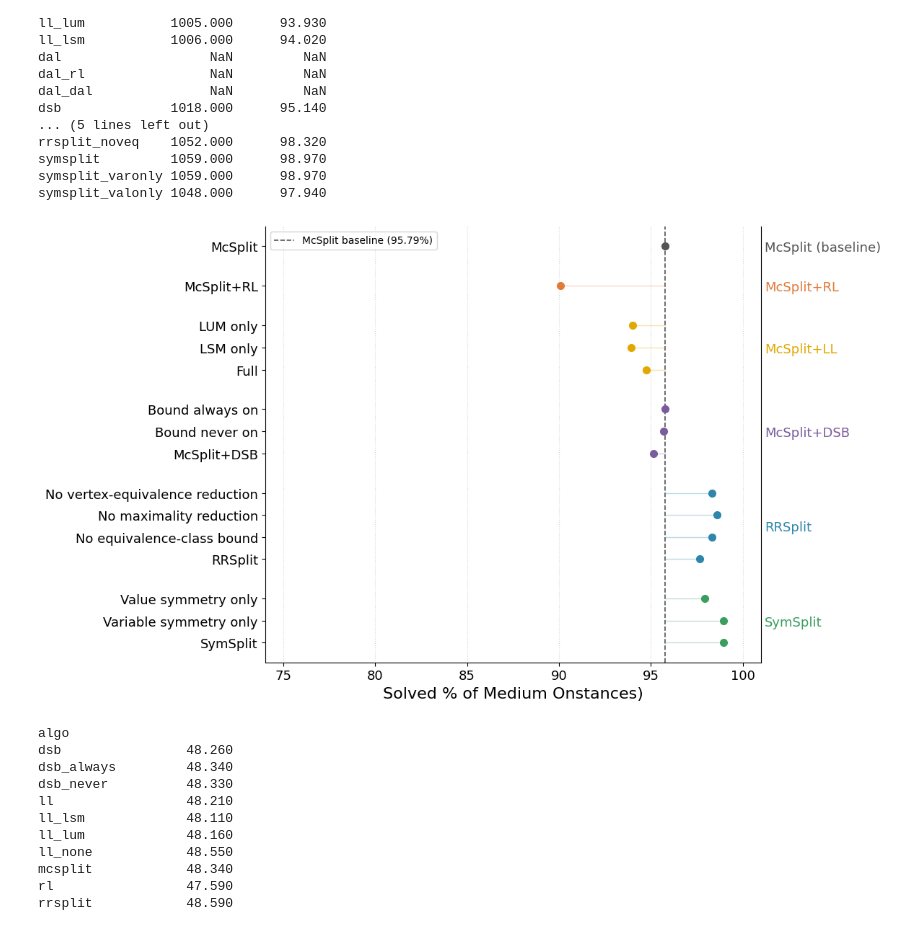
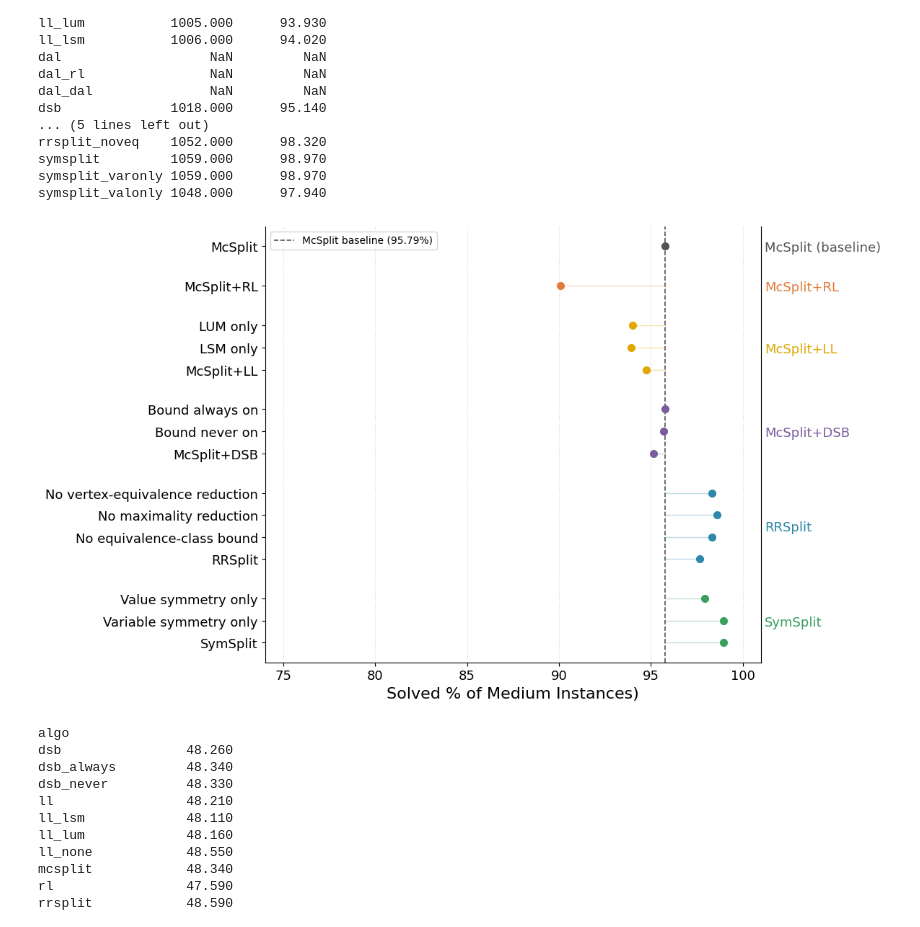
Before and after one commit to tararelan/mcsplit-unified-framework, a Jupyter notebook: evaluation/scripts/ablation_analysis.ipynb, the cells around one changed output. Cells and saved outputs as stored; diff of their text form; code cells hidden in the pictures.

```diff
--- a/evaluation/scripts/ablation_analysis.ipynb
+++ b/evaluation/scripts/ablation_analysis.ipynb
@@ -588,7 +588,7 @@ GROUPS = {
 LABELS = {
     'mcsplit':          'McSplit',
     'rl':               'McSplit+RL',
-    'll':               'Full',
+    'll':               'McSplit+LL',
     'll_lsm':           'LSM only',
     'll_lum':           'LUM only',
     # 'dal':              'McSplit+DAL',
@@ -641,35 +641,35 @@ for group, algos in reversed(list(GROUPS.items())):
 ax.axvline(BASELINE, color='#555555', linestyle='--', linewidth=1.2,
            label=f'McSplit baseline ({BASELINE}%)', zorder=1)
 
 ax.set_yticks(yticks)
 ax.set_yticklabels(yticklabels)
-ax.set_xlabel('Solved % of Medium Onstances)')
+ax.set_xlabel('Solved % of Medium Instances)')
 # ax.set_title('Ablation Study — Medium Instances (MIVIA)', fontsize=11, fontweight='bold')
 ax.legend(fontsize=10, loc='upper left')
 ax.set_xlim(74, 101)
 ax.grid(axis='x', linestyle=':', alpha=0.5)
 ax.spines['top'].set_visible(False)
 ax.spines['right'].set_visible(False)
 
 # group labels on right
 ax2 = ax.twinx()
 ax2.set_ylim(ax.get_ylim())
 ax2.set_yticks(list(group_midpoints.values()))
 ax2.set_yticklabels(list(group_midpoints.keys()))
 ax2.tick_params(length=0)
 ax2.spines['top'].set_visible(False)
 ax2.spines['left'].set_visible(False)
 ax2.spines['bottom'].set_visible(False)
 
 # colour the right-axis labels to match dots
 for label, group in zip(ax2.get_yticklabels(), group_midpoints.keys()):
     label.set_color(GROUP_COLORS[group])
 
 plt.tight_layout()
 plt.savefig('ablation_dotplot.png', bbox_inches='tight', dpi=500)
 plt.show()
 # %% [output]
-[figure, old version]
+[figure, new version]
 # %%
 # ── Load ──────────────────────────────────────────────────────────────────────
 def load_algo(algo, directory):
```
Also changed, not shown: 2 other files.
